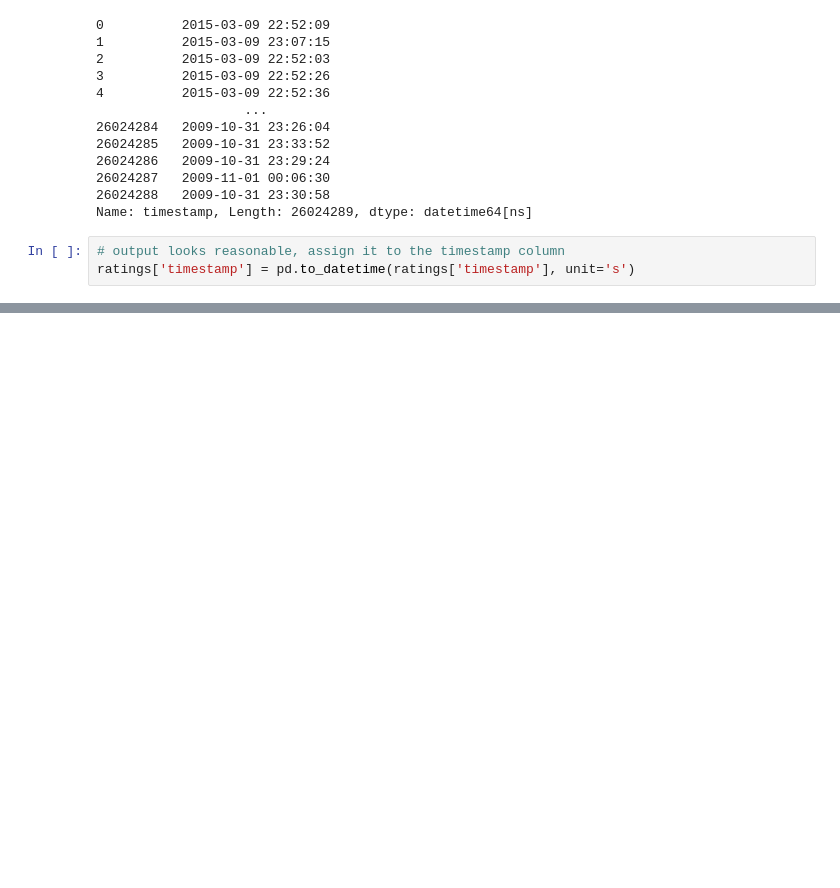
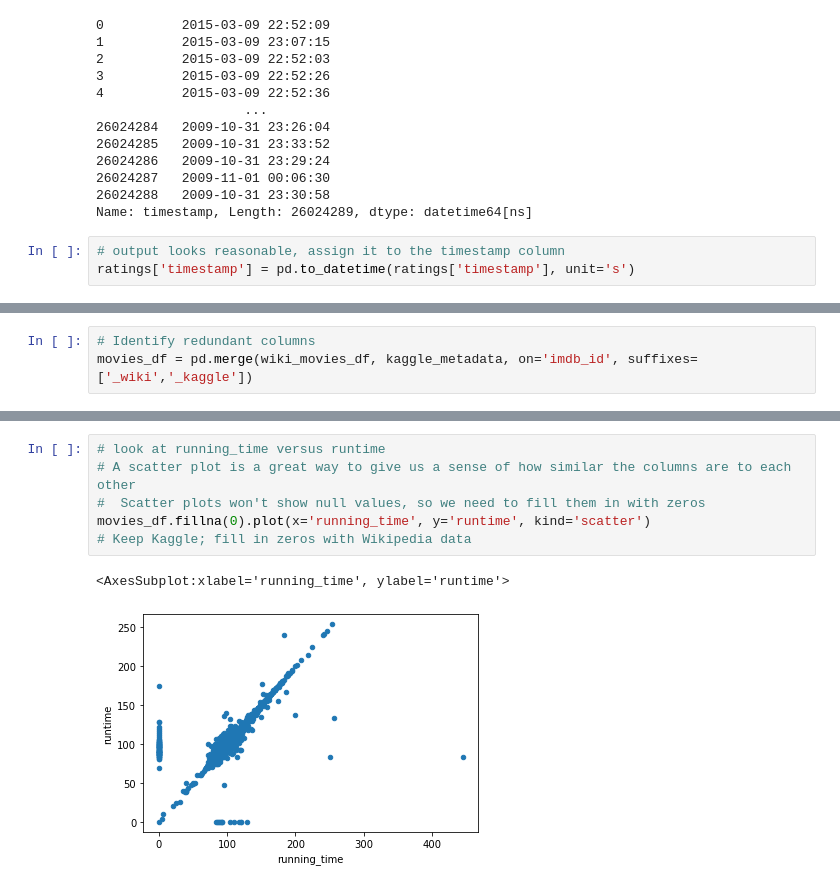
Before and after one commit to Pascalduc/Movies-ETL, a Jupyter notebook: Movies-ETL.ipynb, the cells around one changed output, grey strips where cells are left out. Drawn from its saved outputs; the diff is of its cells as text; blank space fills up the shorter version.

Commit message:
merge and clean

```diff
--- a/Movies-ETL.ipynb
+++ b/Movies-ETL.ipynb
@@ -947,0 +962,3 @@ ratings['timestamp'] = pd.to_datetime(ratings['timestamp'], unit='s')
+# %%
+# Identify redundant columns
+movies_df = pd.merge(wiki_movies_df, kaggle_metadata, on='imdb_id', suffixes=['_wiki','_kaggle'])
@@ -947,0 +1027,9 @@ ratings['timestamp'] = pd.to_datetime(ratings['timestamp'], unit='s')
+# %%
+# look at running_time versus runtime
+# A scatter plot is a great way to give us a sense of how similar the columns are to each other
+#  Scatter plots won't show null values, so we need to fill them in with zeros
+movies_df.fillna(0).plot(x='running_time', y='runtime', kind='scatter')
+# Keep Kaggle; fill in zeros with Wikipedia data
+# %% [output]
+<AxesSubplot:xlabel='running_time', ylabel='runtime'>
+[figure, added]
```
Also changed, not shown: parts of 23 cells of this notebook.
